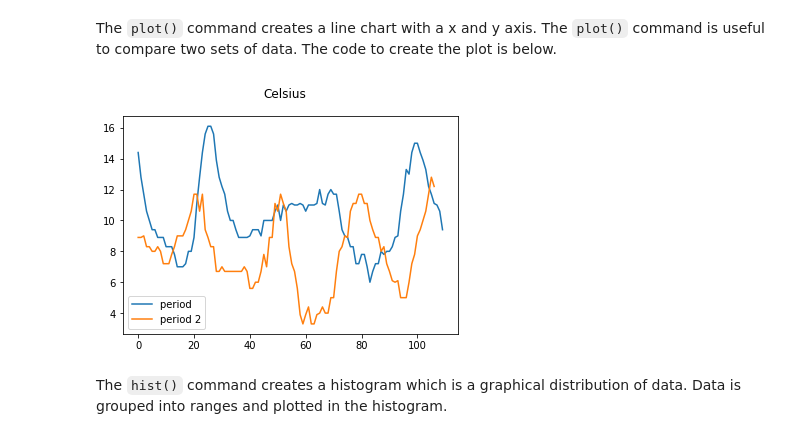
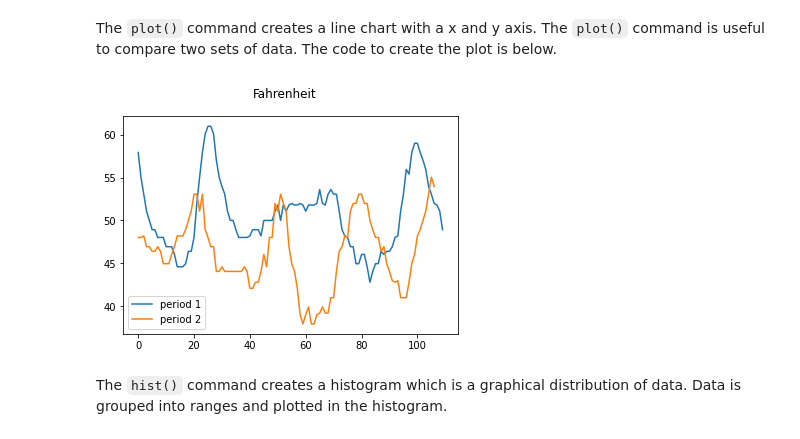
Before and after one commit to ben-hill33/weather-api, a Jupyter notebook: mod_5/extractedDataVis.ipynb, the cells around one changed output. Drawn from its saved outputs; the diff is of its cells as text; code cells hidden in the pictures.

Commit message:
added plots

```diff
--- a/mod_5/extractedDataVis.ipynb
+++ b/mod_5/extractedDataVis.ipynb
@@ -20,14 +20,18 @@ The `plot()` command creates a line chart with a x and y axis. The `plot()` comm
 # %%
 #Purpose: Create Celsius plot comparing period 1 and period 2
 #Name: Ben Hill
 #Date: 4/8/2022
 
 df1 = pd.read_csv("../assets/data/formatdata.csv")
 df2 = pd.read_csv("../assets/data/formatdata2.csv")
-plt.figure(); df1.Celsius.plot(label = 'period '); df2.Celsius.plot(label = 'period 2'); plt.legend(loc='best'); plt.suptitle('Celsius')
+plt.figure()
+df1.Fahrenheit.plot(label = 'period 1')
+df2.Fahrenheit.plot(label = 'period 2')
+plt.legend(loc='best')
+plt.suptitle('Fahrenheit')
 plt.show()
 # %% [output]
-[figure, old version]
+[figure, new version]
 # %% [markdown]
 The `hist()` command creates a histogram which is a graphical distribution of data. Data is grouped into ranges and plotted in the histogram.
 # %%
```
Also changed, not shown: parts of 10 cells of this notebook, 4 other files.
